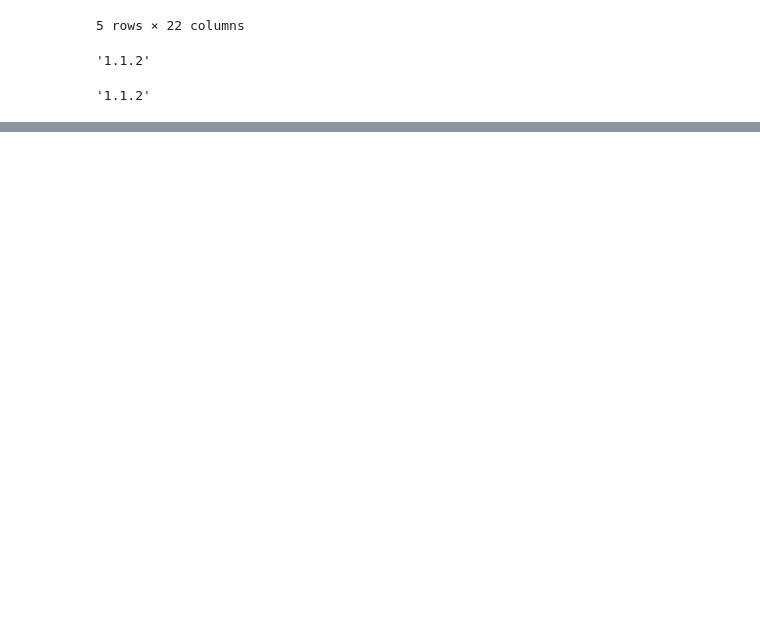
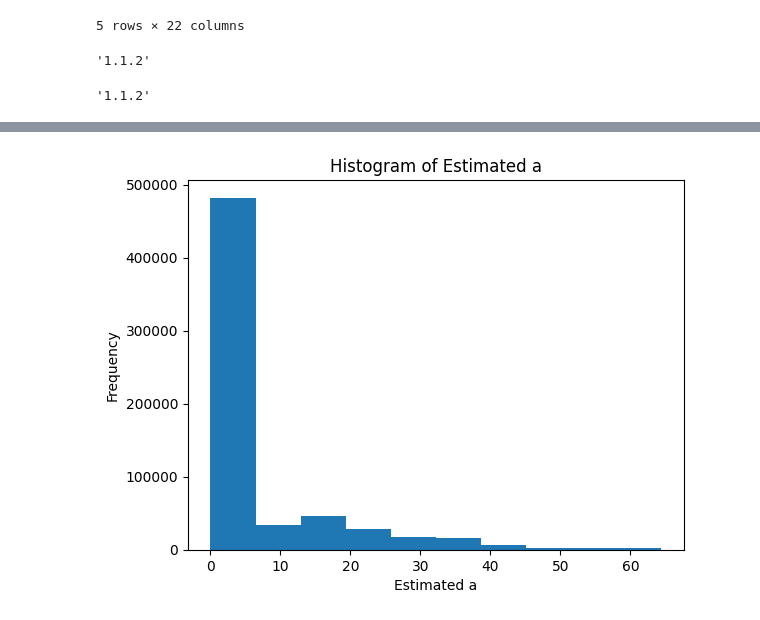
Before and after one commit to emekaamadi/Dynamic_Project, a Jupyter notebook: Pipeline/temp_analysis.ipynb, the cells around one changed output, grey strips where cells are left out. Saved outputs shown, nothing was run; the diff lists cells and outputs as text; code cells hidden in the pictures; blank space fills up the shorter version.

```diff
--- a/Pipeline/temp_analysis.ipynb
+++ b/Pipeline/temp_analysis.ipynb
@@ -379,0 +414,9 @@ new_df.sample(10)
+# %%
+# Make a histogram of 'estimated_a' column
+plt.hist(df['estimated_a'])
+plt.xlabel('Estimated a')
+plt.ylabel('Frequency')
+plt.title('Histogram of Estimated a')
+plt.show()
+# %% [output]
+[figure, added]
```
Also changed, not shown: parts of 28 cells of this notebook, 2 other files.
